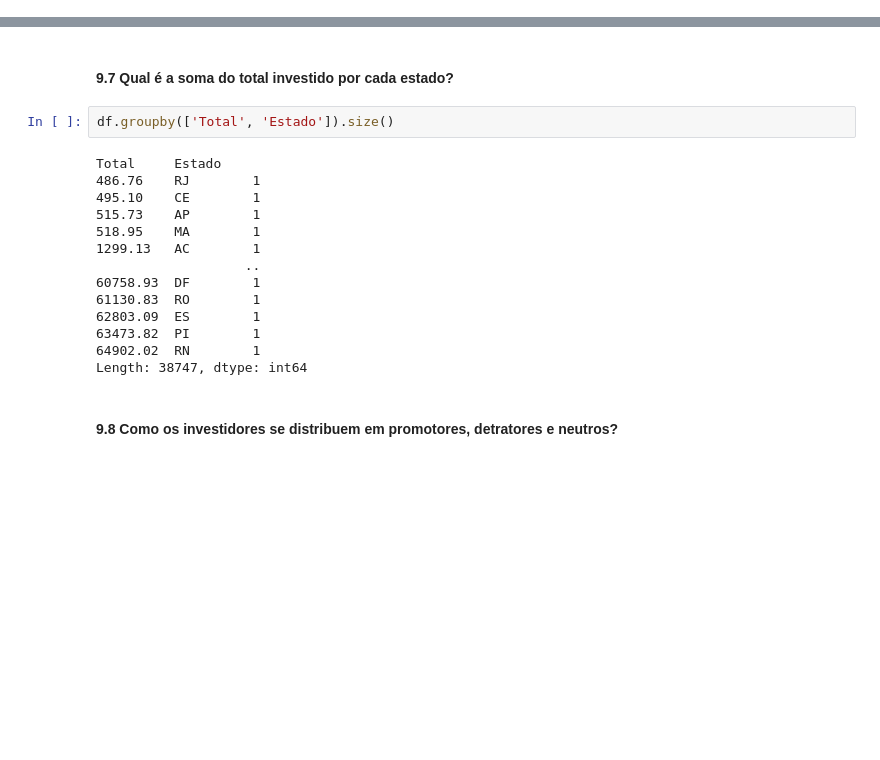
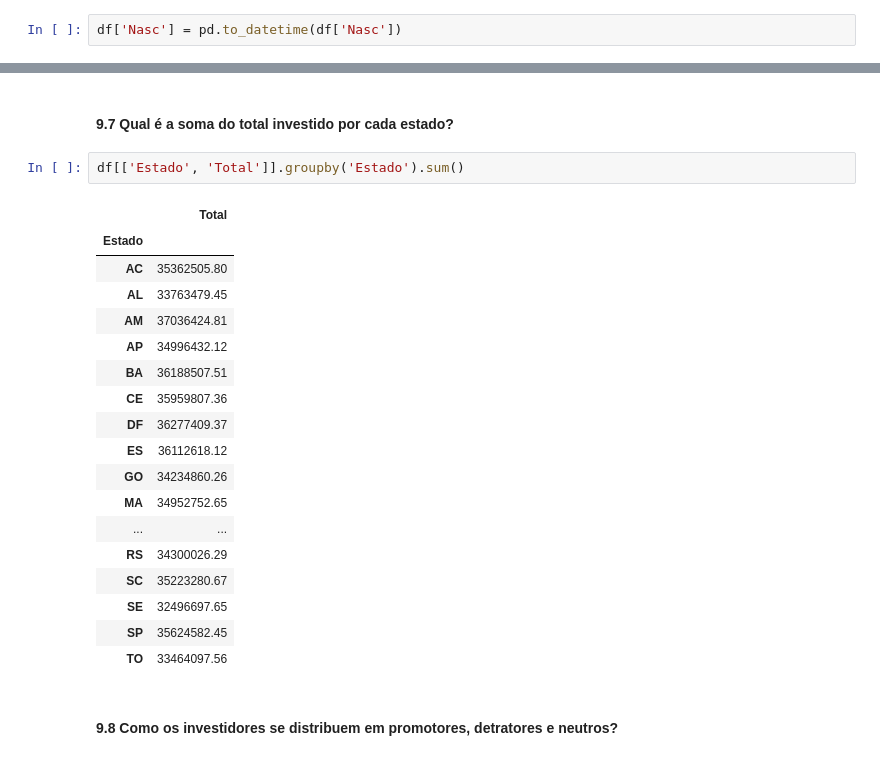
Before and after one commit to guioliveiras/investor-analysis, a Jupyter notebook: Proj 1 - pandas - notebook.ipynb, the cells around one changed output, grey strips where cells are left out. Saved outputs shown, nothing was run; the diff lists cells and outputs as text; blank space fills up the shorter version.

```diff
--- a/Proj 1 - pandas - notebook.ipynb
+++ b/Proj 1 - pandas - notebook.ipynb
@@ -545,3 +566,5 @@ df['NPS'] = list(map(classificao_investidor,df['Media']))
+# %%
+df['Nasc'] = pd.to_datetime(df['Nasc'])
 # %% [markdown]
 ### 8 - Calcule os seguintes dados
 # %% [markdown]
@@ -668,21 +757,26 @@ dtype: int64
 # %% [markdown]
 #### 9.7 Qual é a soma do total investido por cada estado?
 # %%
-df.groupby(['Total', 'Estado']).size()
+df[['Estado', 'Total']].groupby('Estado').sum()
 # %% [output]
-Total     Estado
-486.76    RJ        1
-495.10    CE        1
-515.73    AP        1
-518.95    MA        1
-1299.13   AC        1
-                   ..
-60758.93  DF        1
-61130.83  RO        1
-62803.09  ES        1
-63473.82  PI        1
-64902.02  RN        1
-Length: 38747, dtype: int64
+|  | Total |
+| Estado |  |
+| AC | 35362505.80 |
+| AL | 33763479.45 |
+| AM | 37036424.81 |
+| AP | 34996432.12 |
+| BA | 36188507.51 |
+| CE | 35959807.36 |
+| DF | 36277409.37 |
+| ES | 36112618.12 |
+| GO | 34234860.26 |
+| MA | 34952752.65 |
+| ... | ... |
+| RS | 34300026.29 |
+| SC | 35223280.67 |
+| SE | 32496697.65 |
+| SP | 35624582.45 |
+| TO | 33464097.56 |
 # %% [markdown]
 #### 9.8 Como os investidores se distribuem em promotores, detratores e neutros?
 # %%
```
Also changed, not shown: parts of 25 cells of this notebook.
